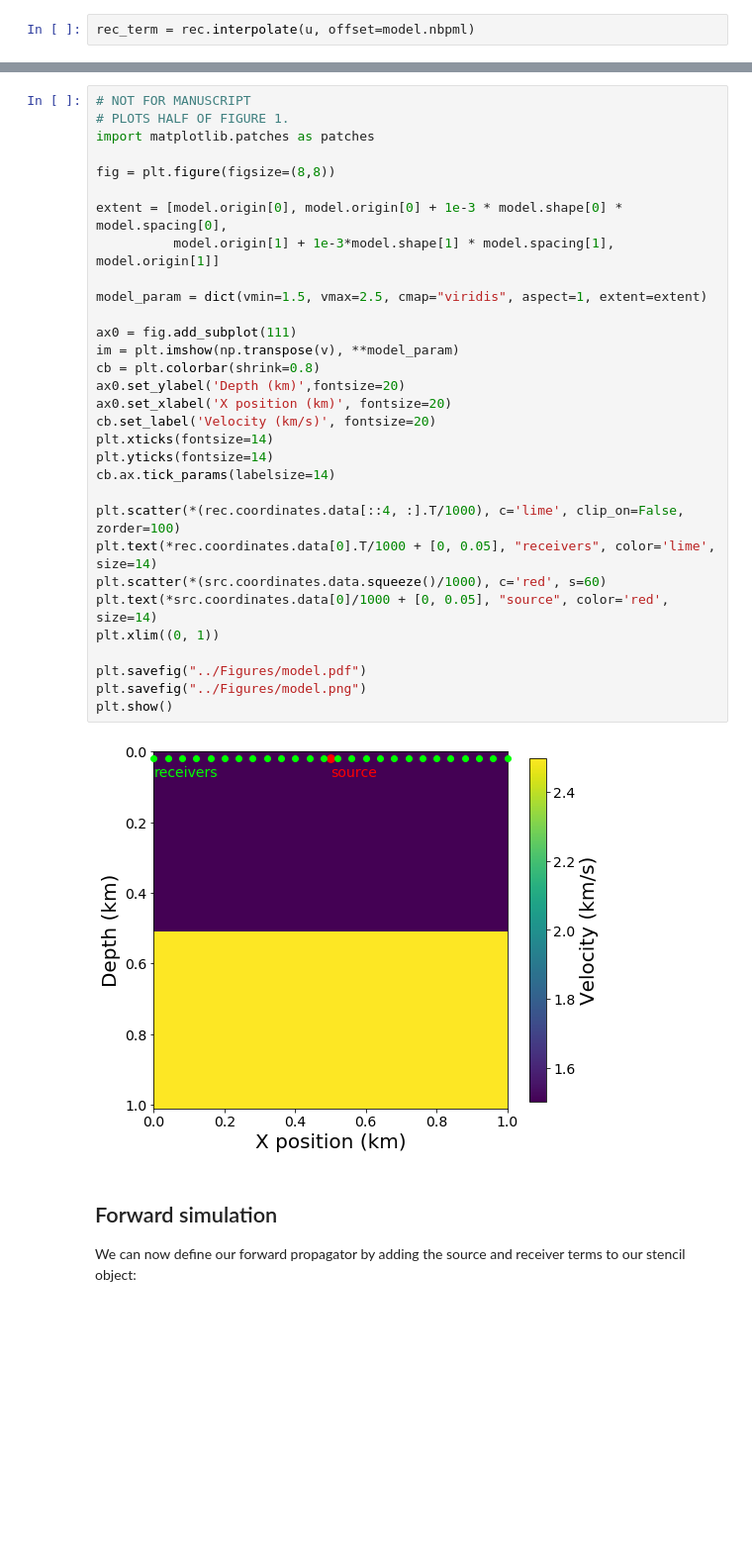
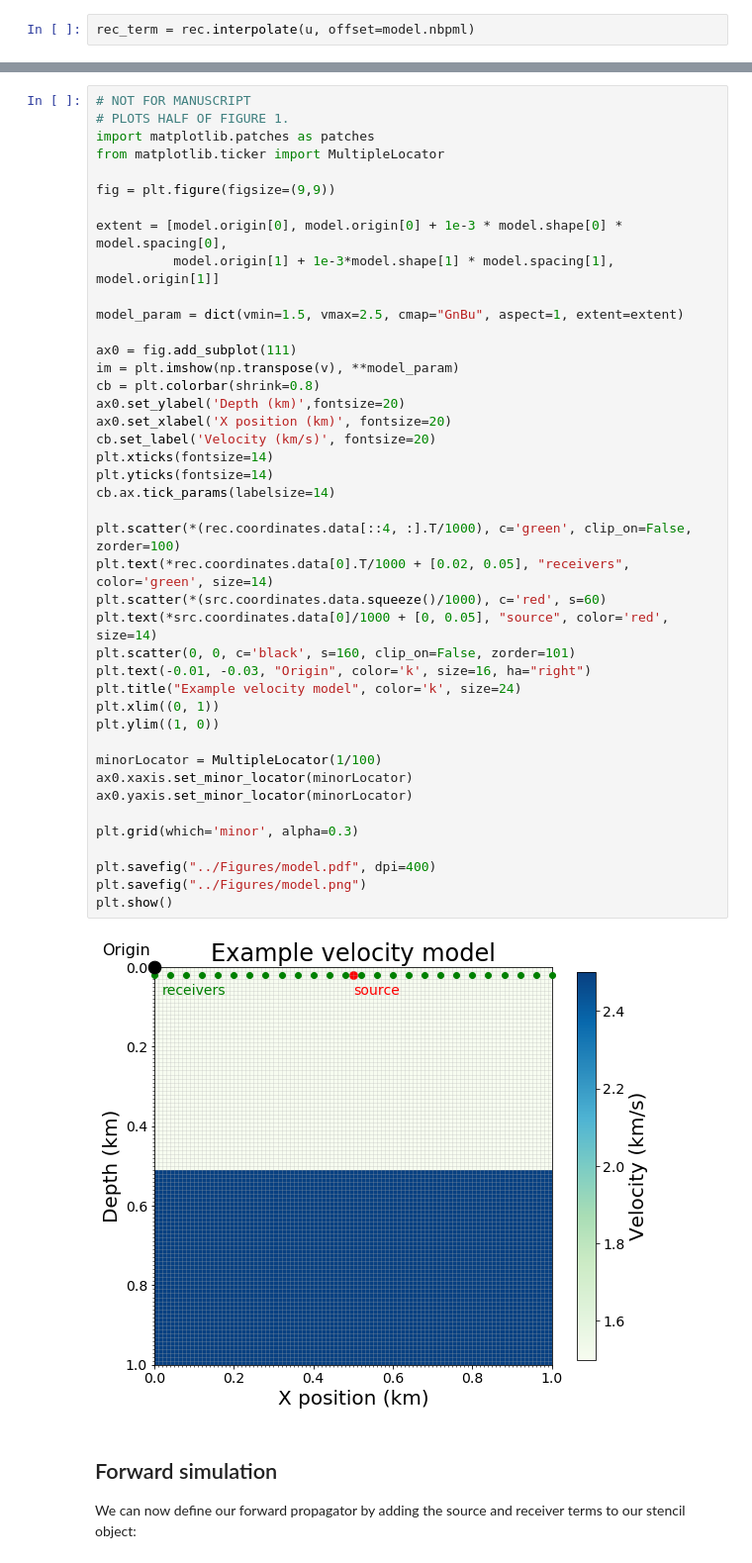
Before and after one commit to seg/tutorials-2017, a Jupyter notebook: 1712_FWI_forward_modeling/notebooks/Notebook.ipynb, the cells around one changed output, grey strips where cells are left out. Shown at 99% size. Cells and saved outputs as stored; diff of their text form; blank space fills up the shorter version.

```diff
--- a/1712_FWI_forward_modeling/notebooks/Notebook.ipynb
+++ b/1712_FWI_forward_modeling/notebooks/Notebook.ipynb
@@ -219,36 +205,47 @@ plot_velocity(model, source=src.coordinates.data, receiver=rec.coordinates.data[
 # %%
 # NOT FOR MANUSCRIPT
 # PLOTS HALF OF FIGURE 1.
 import matplotlib.patches as patches
+from matplotlib.ticker import MultipleLocator
 
-fig = plt.figure(figsize=(8,8))
+fig = plt.figure(figsize=(9,9))
 
 extent = [model.origin[0], model.origin[0] + 1e-3 * model.shape[0] * model.spacing[0],
           model.origin[1] + 1e-3*model.shape[1] * model.spacing[1], model.origin[1]]
 
-model_param = dict(vmin=1.5, vmax=2.5, cmap="viridis", aspect=1, extent=extent)
+model_param = dict(vmin=1.5, vmax=2.5, cmap="GnBu", aspect=1, extent=extent)
 
 ax0 = fig.add_subplot(111)
 im = plt.imshow(np.transpose(v), **model_param)
 cb = plt.colorbar(shrink=0.8)
 ax0.set_ylabel('Depth (km)',fontsize=20)
 ax0.set_xlabel('X position (km)', fontsize=20)
 cb.set_label('Velocity (km/s)', fontsize=20)
 plt.xticks(fontsize=14)
 plt.yticks(fontsize=14)
 cb.ax.tick_params(labelsize=14)
 
-plt.scatter(*(rec.coordinates.data[::4, :].T/1000), c='lime', clip_on=False, zorder=100)
-plt.text(*rec.coordinates.data[0].T/1000 + [0, 0.05], "receivers", color='lime', size=14)
+plt.scatter(*(rec.coordinates.data[::4, :].T/1000), c='green', clip_on=False, zorder=100)
+plt.text(*rec.coordinates.data[0].T/1000 + [0.02, 0.05], "receivers", color='green', size=14)
 plt.scatter(*(src.coordinates.data.squeeze()/1000), c='red', s=60)
 plt.text(*src.coordinates.data[0]/1000 + [0, 0.05], "source", color='red', size=14)
+plt.scatter(0, 0, c='black', s=160, clip_on=False, zorder=101)
+plt.text(-0.01, -0.03, "Origin", color='k', size=16, ha="right")
+plt.title("Example velocity model", color='k', size=24)
 plt.xlim((0, 1))
+plt.ylim((1, 0))
 
-plt.savefig("../Figures/model.pdf")
+minorLocator = MultipleLocator(1/100)
+ax0.xaxis.set_minor_locator(minorLocator)
+ax0.yaxis.set_minor_locator(minorLocator)
+
+plt.grid(which='minor', alpha=0.3)
+
+plt.savefig("../Figures/model.pdf", dpi=400)
 plt.savefig("../Figures/model.png")
 plt.show()
 # %% [output]
-[figure, old version]
+[figure, new version]
 # %% [markdown]
 ## Forward simulation
 
```
Also changed, not shown: parts of 16 cells of this notebook, 14 other files.
